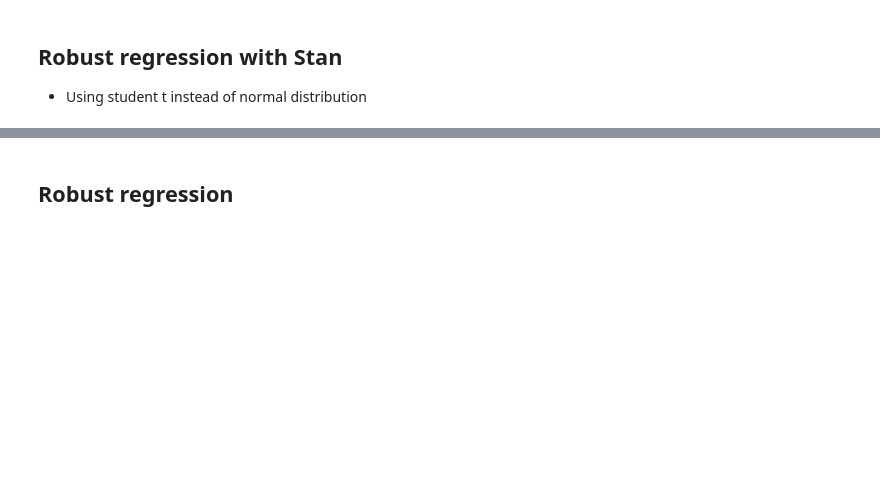
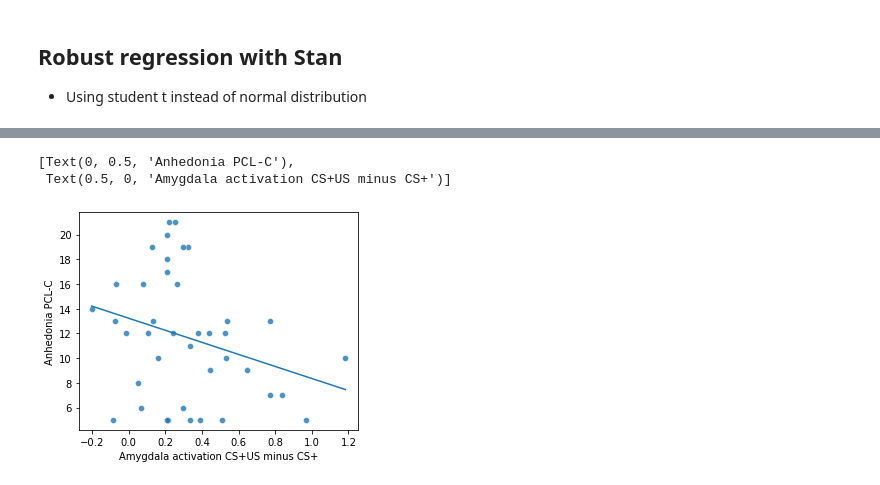
Before and after one commit to LevyDecisionNeuroLab/SIA_PTSD, a Jupyter notebook: firstDay_amygdalaDuringUS_Lissek.ipynb, the cells around one changed output, grey strips where cells are left out. Saved outputs shown, nothing was run; the diff lists cells and outputs as text; code cells hidden in the pictures; blank space fills up the shorter version.

Commit message:
organized the analyses and added Bayes robust regression

```diff
--- a/firstDay_amygdalaDuringUS_Lissek.ipynb
+++ b/firstDay_amygdalaDuringUS_Lissek.ipynb
@@ -500,2 +347,0 @@ print(f'Correlation difference between CC and PTSD with anhedonia is {checkCorr}
-# %% [markdown]
-## Robust regression
@@ -512,0 +348,14 @@ scipy.stats.linregress(dfpcl_cc.amygdala, dfpcl_cc.pcl_An)
+# %%
+alpha = fit_robust_reg.stan_variable(name='alpha')
+beta = fit_robust_reg.stan_variable(name='beta')
+# plot a line based on the robust regression
+plt.figure(figsize=(5,4))
+line = np.mean(alpha) + np.mean(beta)*dfpcl_amg.amygdala
+fgrid = sns.scatterplot(y='pcl_An', x='amygdala',data=dfpcl_amg, alpha=0.8)
+#plt.plot(dfpcl_amg.amygdala, line)#,alpha = 0.8)
+sns.lineplot(dfpcl_amg.amygdala, line)
+fgrid.set(ylabel='Anhedonia PCL-C', xlabel='Amygdala activation CS+US minus CS+')
+# %% [output]
+[Text(0, 0.5, 'Anhedonia PCL-C'),
+ Text(0.5, 0, 'Amygdala activation CS+US minus CS+')]
+[figure, added]
```
Also changed, not shown: parts of 48 cells of this notebook.
